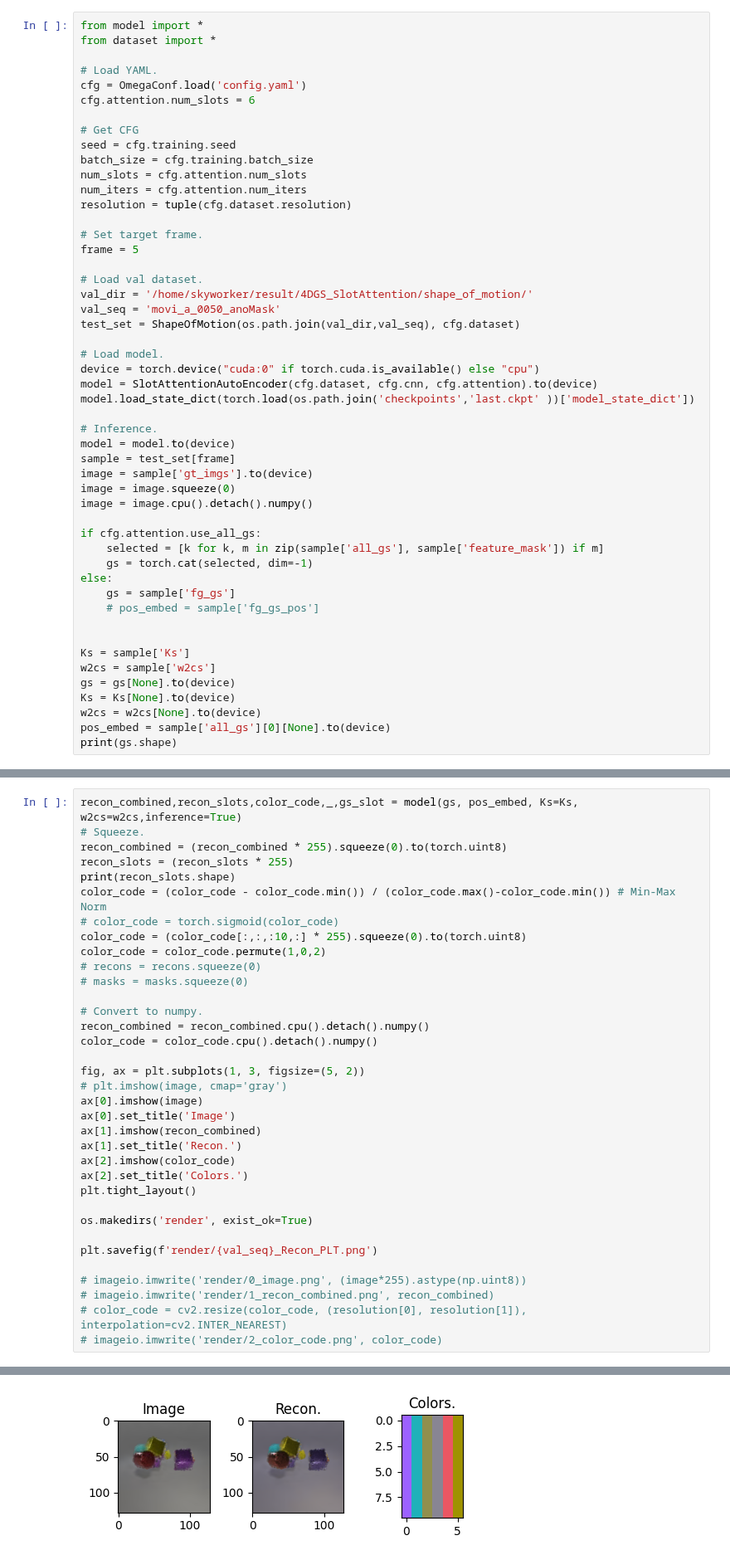
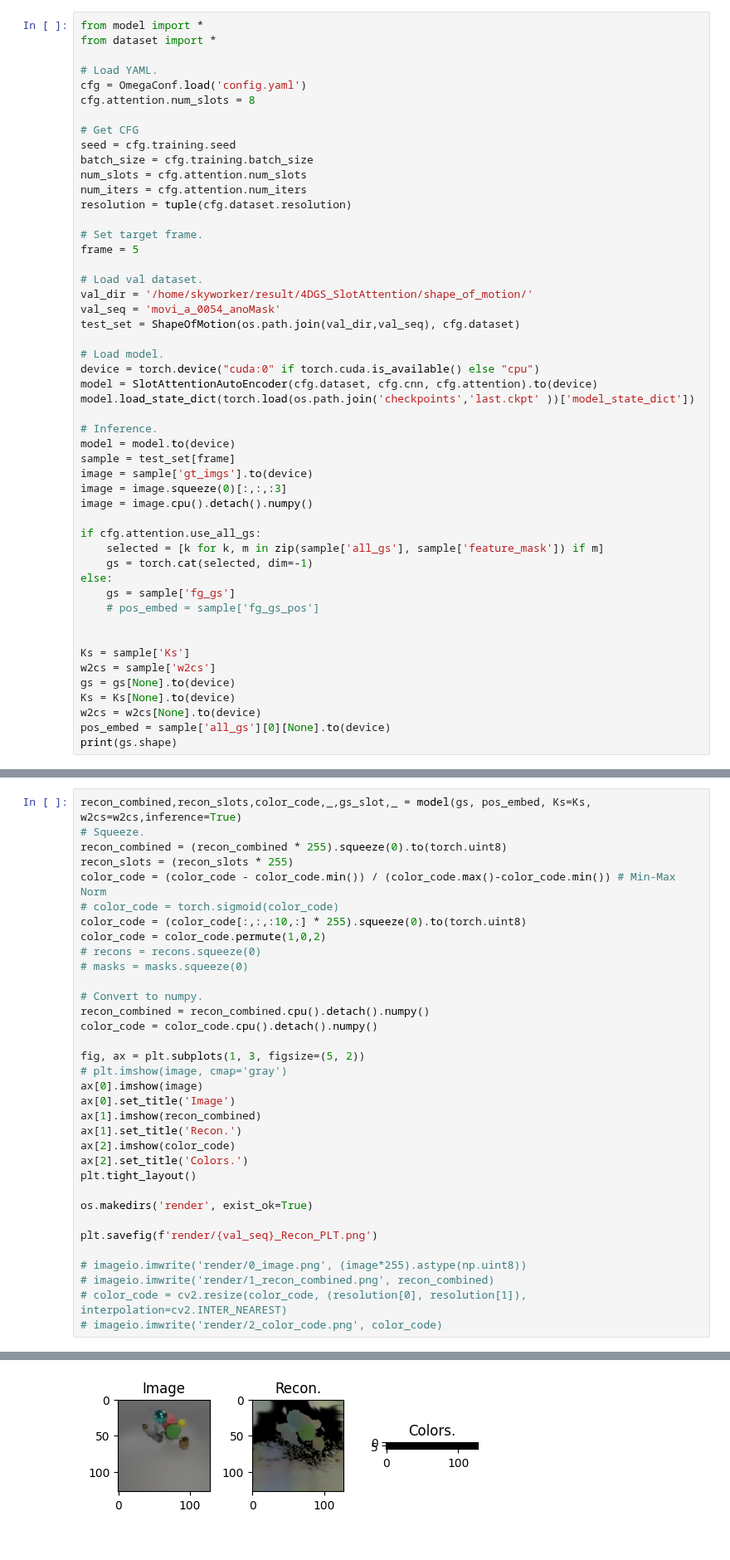
Before and after one commit to 00LukeSkyworker00/4dgs-slot-attention, a Jupyter notebook: eval.ipynb, the cells around one changed output, grey strips where cells are left out. Shown at 83% size. Saved outputs shown, nothing was run; the diff lists cells and outputs as text.

Commit message:
fix embedding and longer slot vectors

```diff
--- a/eval.ipynb
+++ b/eval.ipynb
@@ -16,7 +16,7 @@ from dataset import *
 
 # Load YAML.
 cfg = OmegaConf.load('config.yaml')
-cfg.attention.num_slots = 6
+cfg.attention.num_slots = 8
 
 # Get CFG
 seed = cfg.training.seed
@@ -30,7 +30,7 @@ frame = 5
 
 # Load val dataset.
 val_dir = '/home/skyworker/result/4DGS_SlotAttention/shape_of_motion/'
-val_seq = 'movi_a_0050_anoMask'
+val_seq = 'movi_a_0054_anoMask'
 test_set = ShapeOfMotion(os.path.join(val_dir,val_seq), cfg.dataset)
 
 # Load model.
@@ -42,7 +42,7 @@ model.load_state_dict(torch.load(os.path.join('checkpoints','last.ckpt' ))['mode
 model = model.to(device)
 sample = test_set[frame]
 image = sample['gt_imgs'].to(device)
-image = image.squeeze(0)
+image = image.squeeze(0)[:,:,:3]
 image = image.cpu().detach().numpy()
 
 if cfg.attention.use_all_gs:
@@ -65,9 +65,8 @@ torch.Size([1, 26109, 14])
 # %%
-recon_combined,recon_slots,color_code,_,gs_slot = model(gs, pos_embed, Ks=Ks, w2cs=w2cs,inference=True)
+recon_combined,recon_slots,color_code,_,gs_slot,_ = model(gs, pos_embed, Ks=Ks, w2cs=w2cs,inference=True)
 # Squeeze.
 recon_combined = (recon_combined * 255).squeeze(0).to(torch.uint8)
 recon_slots = (recon_slots * 255)
-print(recon_slots.shape)
 color_code = (color_code - color_code.min()) / (color_code.max()-color_code.min()) # Min-Max Norm
 # color_code = torch.sigmoid(color_code)
 color_code = (color_code[:,:,:10,:] * 255).squeeze(0).to(torch.uint8)
@@ -102,4 +100,4 @@ torch.Size([6, 128, 128, 4])
-[figure, old version]
+[figure, new version]
 # %%
 fig, ax = plt.subplots(1, num_slots, figsize=(10, 2))
 stack = np.zeros((resolution[0], resolution[1], 4), dtype=np.uint8)
```
Also changed, not shown: parts of 5 cells of this notebook, 3 other files.
